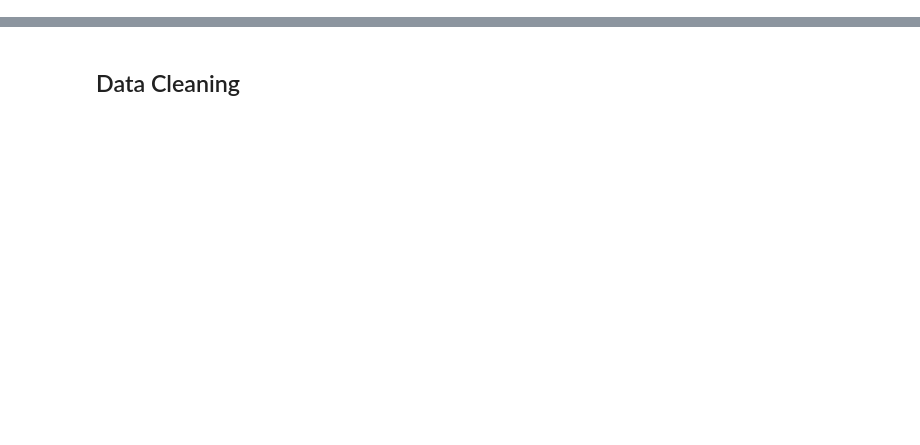
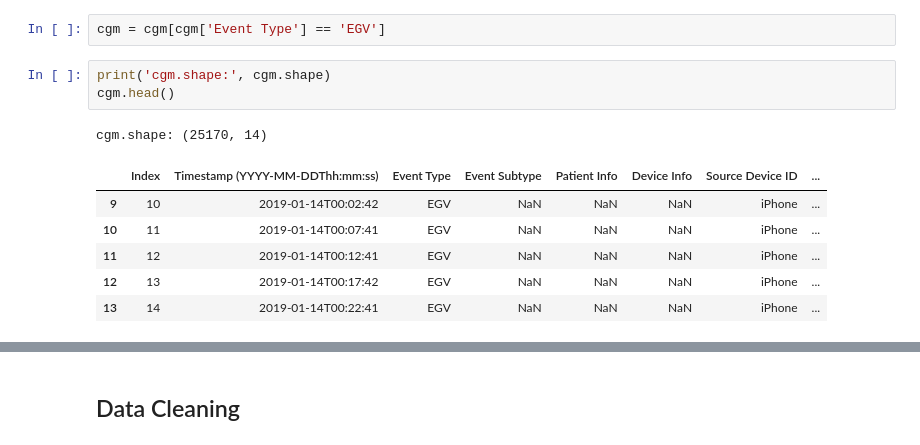
Before and after one commit to diabetes-manager/data-science, a Jupyter notebook: XGB.ipynb, the cells around one changed output, grey strips where cells are left out. Drawn from its saved outputs; the diff is of its cells as text; blank space fills up the shorter version.

```diff
--- a/XGB.ipynb
+++ b/XGB.ipynb
@@ -31,0 +39,13 @@ df.head()
+# %%
+cgm = cgm[cgm['Event Type'] == 'EGV']
+# %%
+print('cgm.shape:', cgm.shape)
+cgm.head()
+# %% [output]
+cgm.shape: (25170, 14)
+|  | Index | Timestamp (YYYY-MM-DDThh:mm:ss) | Event Type | Event Subtype | Patient Info | Device Info | Source Device ID | ... |
+| 9 | 10 | 2019-01-14T00:02:42 | EGV | NaN | NaN | NaN | iPhone | ... |
+| 10 | 11 | 2019-01-14T00:07:41 | EGV | NaN | NaN | NaN | iPhone | ... |
+| 11 | 12 | 2019-01-14T00:12:41 | EGV | NaN | NaN | NaN | iPhone | ... |
+| 12 | 13 | 2019-01-14T00:17:42 | EGV | NaN | NaN | NaN | iPhone | ... |
+| 13 | 14 | 2019-01-14T00:22:41 | EGV | NaN | NaN | NaN | iPhone | ... |
```
Also changed, not shown: parts of 43 cells of this notebook.
